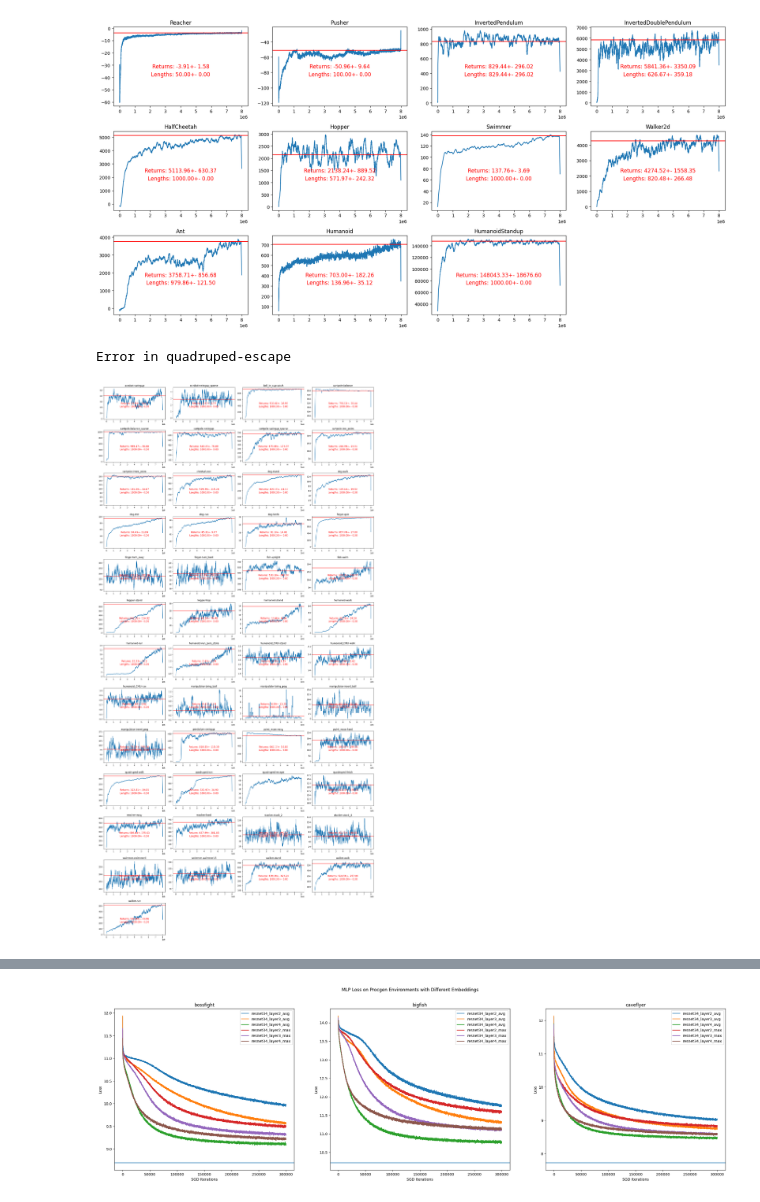
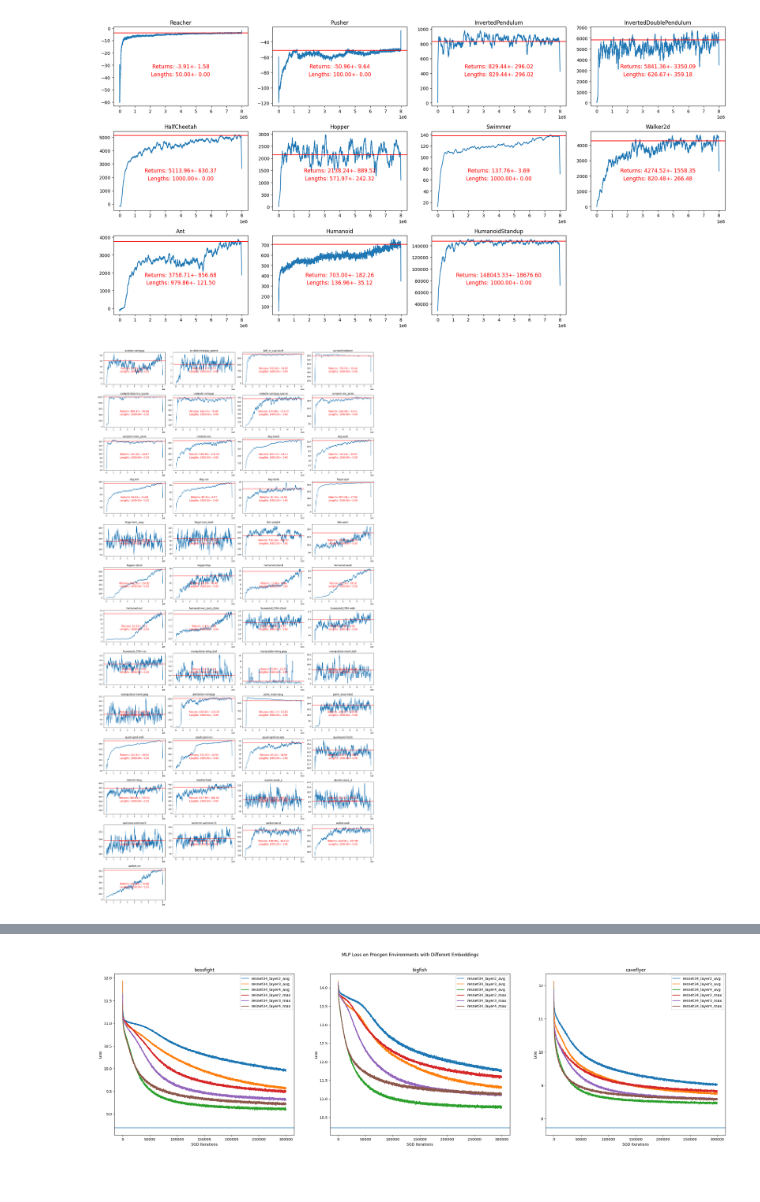
Before and after one commit to akarshkumar0101/synthetic-mdps, a Jupyter notebook: src/viz_data.ipynb, the cells around one changed output, grey strips where cells are left out. Saved outputs shown, nothing was run; the diff lists cells and outputs as text; code cells hidden in the pictures.

```diff
--- a/src/viz_data.ipynb
+++ b/src/viz_data.ipynb
@@ -62,31 +63,27 @@ plt.show()
 # %%
 plt.figure(figsize=(20, 40))
 for i, env in enumerate(tqdm(envs_dm_control)):
     plt.subplot(13, 4, i+1)
     stats = load_pkl(f"{data_dir}/datasets/dm_control/{env}", "train_stats")
     x = np.array(stats['global_step']).reshape(-1)
     y = np.array(stats['episode_return']).reshape(-1)
     y = smooth_signal(y, window=100)
     plt.plot(x, y)
 
-    try:
-        stats = load_pkl(f"{data_dir}/datasets/dm_control/{env}", "dataset_stats")
-        returns = np.array(stats['episode_return']).reshape(-1)
-        lengths = np.array(stats['episode_length']).reshape(-1)
-        plt.text(0.5, 0.5, f"Returns: {np.mean(returns):.2f}+- {np.std(returns):.2f}", fontsize=12, ha='center', va='center', transform=plt.gca().transAxes, c='r')
-        plt.text(0.5, 0.4, f"Lengths: {np.mean(lengths):.2f}+- {np.std(lengths):.2f}", fontsize=12, ha='center', va='center', transform=plt.gca().transAxes, c='r')
-        plt.axhline(np.mean(returns), color='r')
-    except:
-        print(f"Error in {env}")
+    stats = load_pkl(f"{data_dir}/datasets/dm_control/{env}", "dataset_stats")
+    returns = np.array(stats['episode_return']).reshape(-1)
+    lengths = np.array(stats['episode_length']).reshape(-1)
+    plt.text(0.5, 0.5, f"Returns: {np.mean(returns):.2f}+- {np.std(returns):.2f}", fontsize=12, ha='center', va='center', transform=plt.gca().transAxes, c='r')
+    plt.text(0.5, 0.4, f"Lengths: {np.mean(lengths):.2f}+- {np.std(lengths):.2f}", fontsize=12, ha='center', va='center', transform=plt.gca().transAxes, c='r')
+    plt.axhline(np.mean(returns), color='r')
 
     plt.title(env)
 
 
 plt.tight_layout()
 plt.show()
 # %% [output]
-Error in quadruped-escape
-[figure, old version]
+[figure, new version]
 # %%
 plt.figure(figsize=(20, 10))
 for i, env in enumerate(tqdm(envs_procgen)):
```
Also changed, not shown: parts of 12 cells of this notebook, 1 other file.
